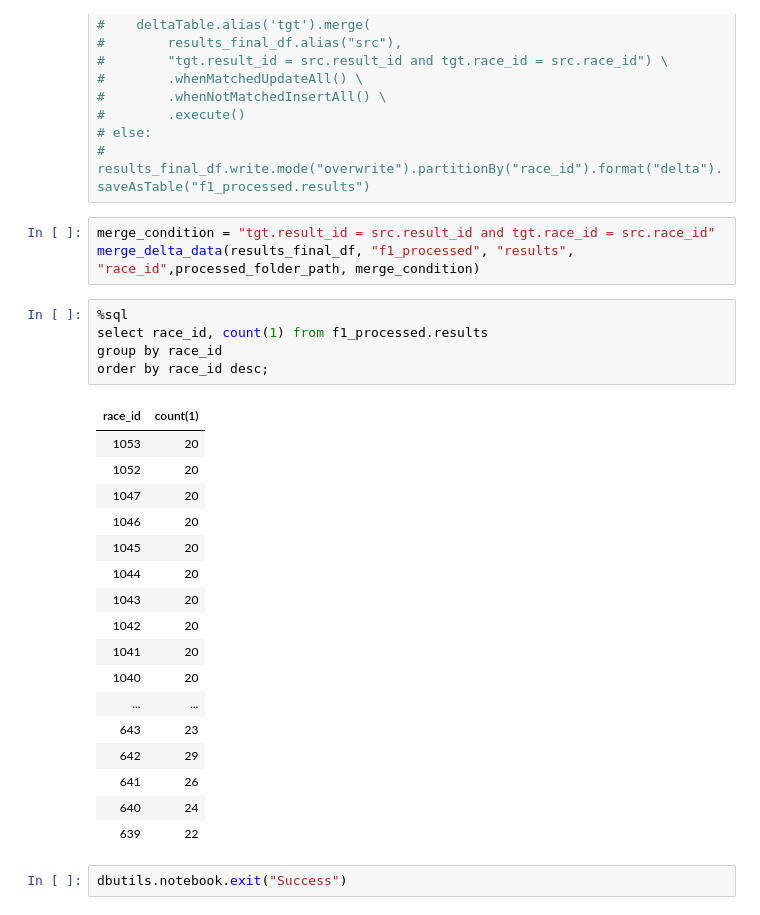
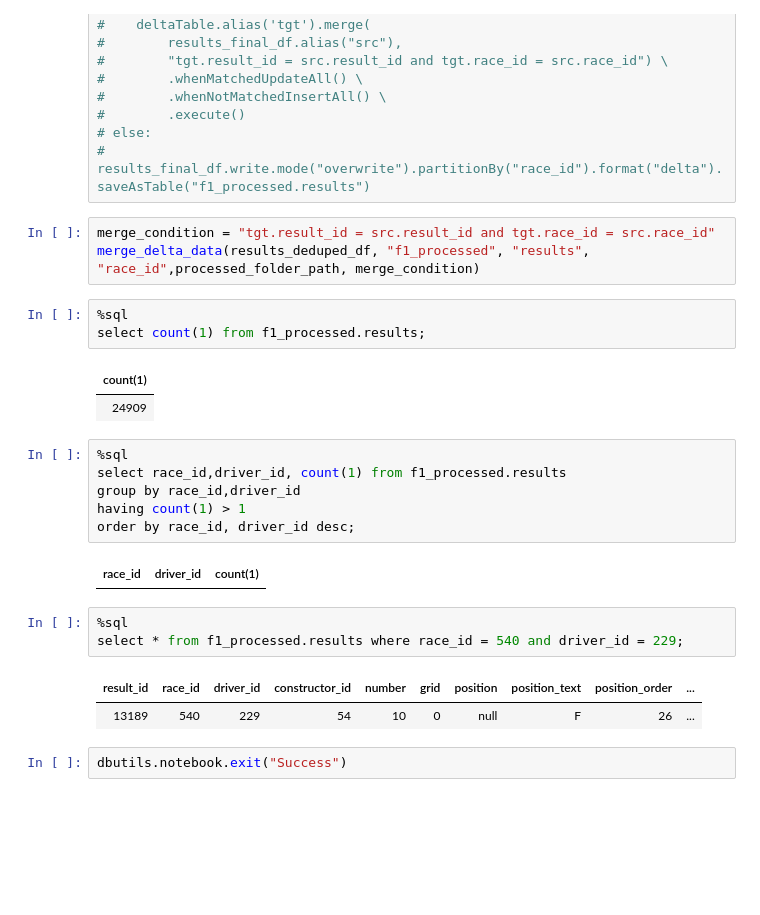
Before and after one commit to vajay8679/Ineuron, a Jupyter notebook: Azure Databricks & Spark For Data Engineers (PySpark-SQL)/Formula1 Project Overview/Delta_Lake/ingestion_with_includes/5.ingest_results_file.ipynb, the cells around one changed output. Saved outputs shown, nothing was run; the diff lists cells and outputs as text; blank space fills up the shorter version.

```diff
--- a/Azure Databricks & Spark For Data Engineers (PySpark-SQL)/Formula1 Project Overview/Delta_Lake/ingestion_with_includes/5.ingest_results_file.ipynb
+++ b/Azure Databricks & Spark For Data Engineers (PySpark-SQL)/Formula1 Project Overview/Delta_Lake/ingestion_with_includes/5.ingest_results_file.ipynb
@@ -155,30 +159,27 @@ display(results_final_df)
 #       results_final_df.write.mode("overwrite").partitionBy("race_id").format("delta").saveAsTable("f1_processed.results")
 # %%
 merge_condition = "tgt.result_id = src.result_id and tgt.race_id = src.race_id"
-merge_delta_data(results_final_df, "f1_processed", "results", "race_id",processed_folder_path, merge_condition)
+merge_delta_data(results_deduped_df, "f1_processed", "results", "race_id",processed_folder_path, merge_condition)
+# %%
+%sql
+select count(1) from f1_processed.results;
+# %% [output]
+| count(1) |
+| 24909 |
 # %%
 %sql
-select race_id, count(1) from f1_processed.results
-group by race_id
-order by race_id desc;
+select race_id,driver_id, count(1) from f1_processed.results
+group by race_id,driver_id
+having count(1) > 1
+order by race_id, driver_id desc;
 # %% [output]
-| race_id | count(1) |
-| 1053 | 20 |
-| 1052 | 20 |
-| 1047 | 20 |
-| 1046 | 20 |
-| 1045 | 20 |
-| 1044 | 20 |
-| 1043 | 20 |
-| 1042 | 20 |
-| 1041 | 20 |
-| 1040 | 20 |
-| ... | ... |
-| 643 | 23 |
-| 642 | 29 |
-| 641 | 26 |
-| 640 | 24 |
-| 639 | 22 |
+| race_id | driver_id | count(1) |
+# %%
+%sql
+select * from f1_processed.results where race_id = 540 and driver_id = 229;
+# %% [output]
+| result_id | race_id | driver_id | constructor_id | number | grid | position | position_text | position_order | ... |
+| 13189 | 540 | 229 | 54 | 10 | 0 | null | F | 26 | ... |
 # %%
 dbutils.notebook.exit("Success")
 # %%
```
Also changed, not shown: parts of 2 cells of this notebook, 4 other files.
